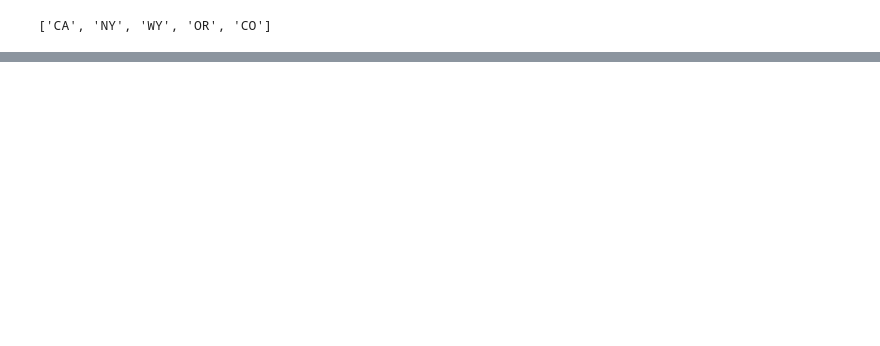
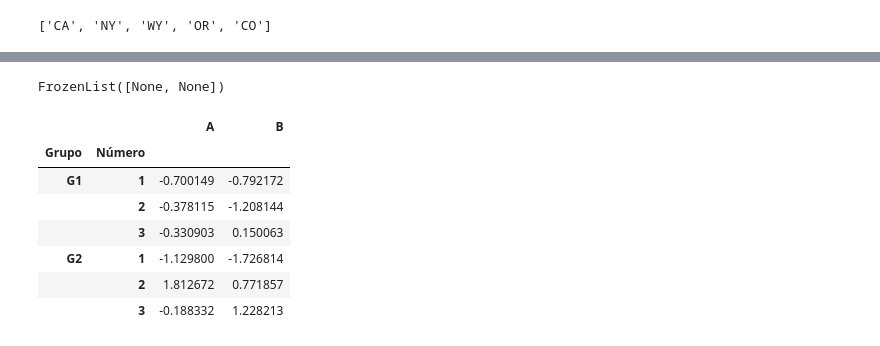
Before and after one commit to leandroclv/pandas_asimov, a Jupyter notebook: indices_filtros_groupby.ipynb, the cells around one changed output, grey strips where cells are left out. Saved outputs shown, nothing was run; the diff lists cells and outputs as text; code cells hidden in the pictures; blank space fills up the shorter version.

```diff
--- a/indices_filtros_groupby.ipynb
+++ b/indices_filtros_groupby.ipynb
@@ -122,0 +128,5 @@ df.reset_index().set_index('novo_index')
+# %%
+outside = ['G1', 'G1', 'G1', 'G2', 'G2', 'G2']
+inside = [1,2,3,1,2,3]
+hier_index = list(zip(outside, inside))
+hier_index
@@ -122,0 +135,3 @@ df.reset_index().set_index('novo_index')
+# %%
+hier_index = pd.MultiIndex.from_tuples(hier_index)
+hier_index
@@ -122,0 +146,3 @@ df.reset_index().set_index('novo_index')
+# %%
+df = pd.DataFrame(np.random.randn(6,2), index=hier_index, columns=['A', 'B'])
+df
@@ -122,0 +180,16 @@ df.reset_index().set_index('novo_index')
+# %%
+df.index.names
+# %% [output]
+FrozenList([None, None])
+# %%
+df.index.names = ['Grupo', 'Número']
+df
+# %% [output]
+|  |  | A | B |
+| Grupo | Número |  |  |
+| G1 | 1 | -0.700149 | -0.792172 |
+|  | 2 | -0.378115 | -1.208144 |
+|  | 3 | -0.330903 | 0.150063 |
+| G2 | 1 | -1.129800 | -1.726814 |
+|  | 2 | 1.812672 | 0.771857 |
+|  | 3 | -0.188332 | 1.228213 |
```
Also changed, not shown: parts of 42 cells of this notebook, 1 other file.
